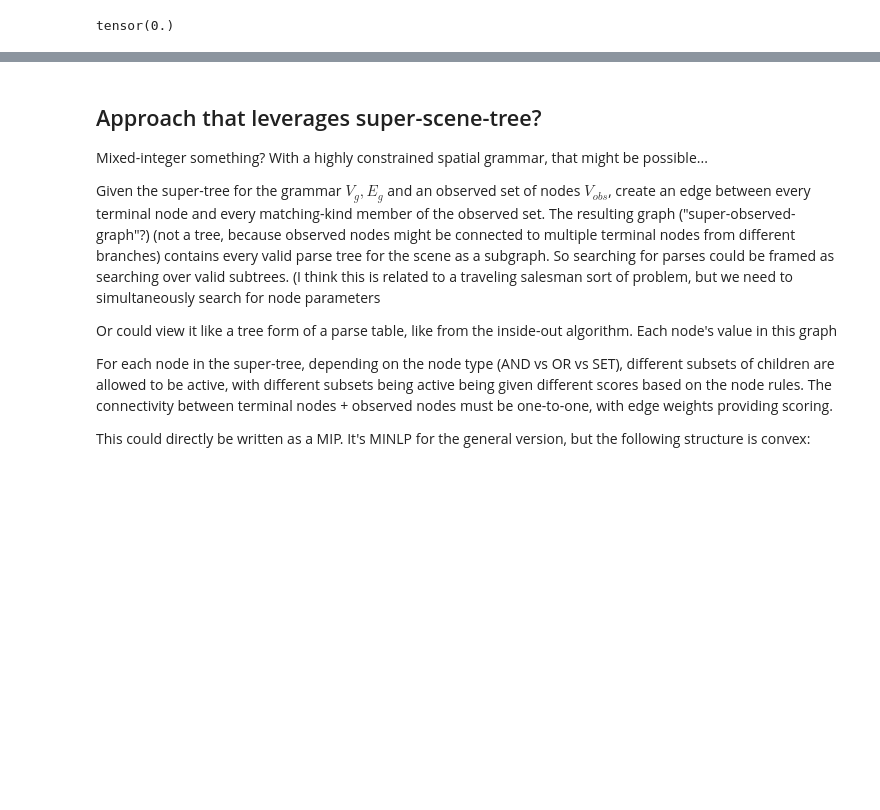
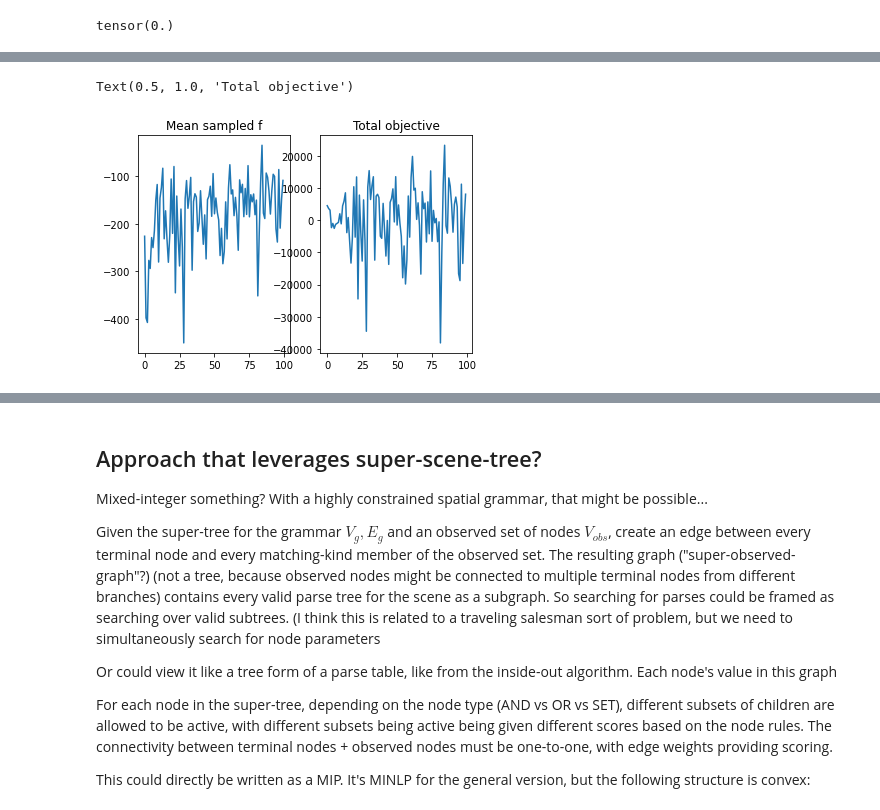
Before and after one commit to gizatt/spatial_scene_grammars, a Jupyter notebook: spatial_scene_grammars_examples/planar_box_stacks/parsing_experiments.ipynb, the cells around one changed output, grey strips where cells are left out. Drawn from its saved outputs; the diff is of its cells as text; code cells hidden in the pictures; blank space fills up the shorter version.

```diff
--- a/spatial_scene_grammars_examples/planar_box_stacks/parsing_experiments.ipynb
+++ b/spatial_scene_grammars_examples/planar_box_stacks/parsing_experiments.ipynb
@@ -8,11 +8,16 @@ import networkx as nx
 import numpy as np
 import os
 import time
+from functools import reduce
+import operator
+def prod(iterable):
+    return reduce(operator.mul, iterable, 1)
 
 import torch
 import torch.distributions.constraints as constraints
 import pyro
 import pyro.distributions as dist
+from pyro.contrib.autoname import scope
 
 from spatial_scene_grammars.nodes import *
 from spatial_scene_grammars.rules import *
@@ -179,7 +181,7 @@ def estimate_observation_likelihood(candidate_nodes, observed_nodes, gaussian_va
                 if ll > max_ll:
                     max_ll = ll
         total_log_prob += max_ll
-    return total_log_prob
+    return total_log_prob / max(len(candidate_nodes), 1)
 
 observed_nodes = [n for n in observed_trees[2].nodes if isinstance(n, TerminalNode)]
 candidate_nodes = [n for n in observed_trees[2].nodes if isinstance(n, TerminalNode)]
@@ -333,0 +562,10 @@ Encoded observed nodes:  tensor([[ 0.3831, -0.0999, -0.3691,  0.4733, -0.0131,
+# %%
+plt.subplot(1, 2, 1)
+plt.plot(mean_sampled_f_history)
+plt.title("Mean sampled f")
+plt.subplot(1, 2, 2)
+plt.plot(total_objective_history)
+plt.title("Total objective")
+# %% [output]
+Text(0.5, 1.0, 'Total objective')
+[figure, added]
```
Also changed, not shown: parts of 9 cells of this notebook, 2 other files.
